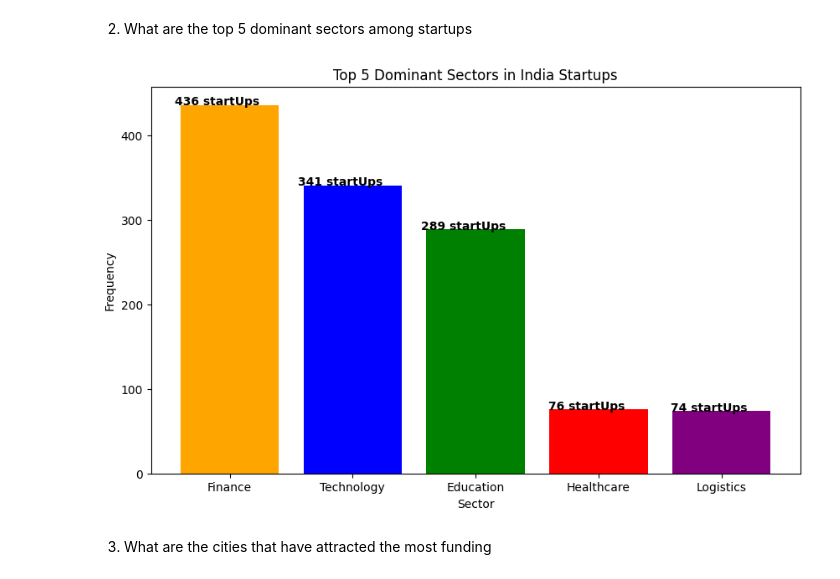
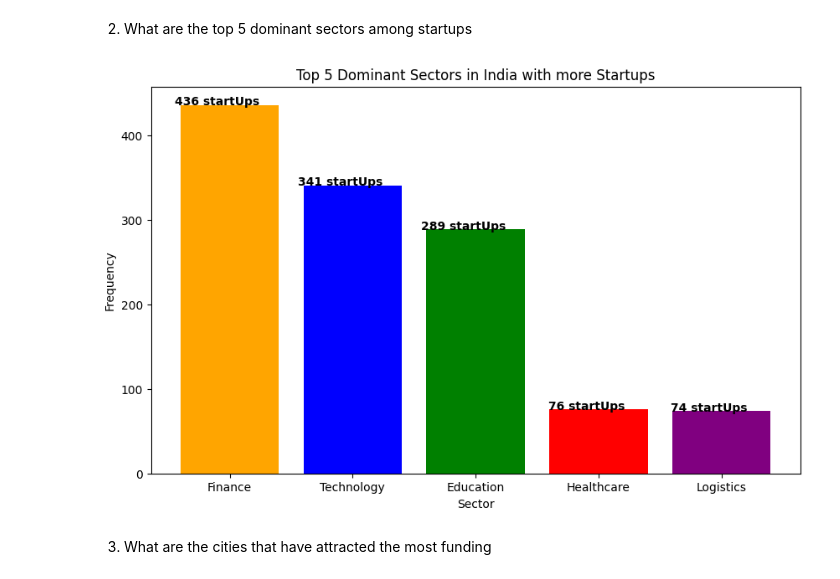
Before and after one commit to DelphinKdl/-Data-analysis-project-Data-Driven-Insights-for-Indian-Startup-Growth, a Jupyter notebook: notebook.ipynb, the cells around one changed output. Cells and saved outputs as stored; diff of their text form; code cells hidden in the pictures.

```diff
--- a/notebook.ipynb
+++ b/notebook.ipynb
@@ -601,29 +601,29 @@ plt.show()
 # %%
 
 combinedData['Sector'] = combinedData['Sector'].str.capitalize()
 tp_5_sectors = combinedData['Sector'].value_counts().head(5)
 
 # Define different colors for each bar
 colors = ['orange', 'blue', 'green', 'red', 'purple']
 
 # Create a bar chart with values on each bar
 plt.figure(figsize=(10, 6))
 bars = plt.bar(tp_5_sectors.index, tp_5_sectors, color=colors)
 
 # Add values on each bar
 for bar, value in zip(bars, tp_5_sectors):
     plt.text(bar.get_x() + bar.get_width() / 2 - 0.1,
     bar.get_height() + 0.1, str(value) + ' startUps',
     ha='center',
     color='black',
     fontweight='bold' )
 
 plt.xlabel('Sector', loc='center')
 plt.ylabel('Frequency')
-plt.title('Top 5 Dominant Sectors in India Startups')
+plt.title('Top 5 Dominant Sectors in India with more Startups')
 plt.show()
 # %% [output]
-[figure, old version]
+[figure, new version]
 # %% [markdown]
 3. What are the cities that have attracted the most funding
 # %%
```
Also changed, not shown: parts of 1 cell of this notebook.
